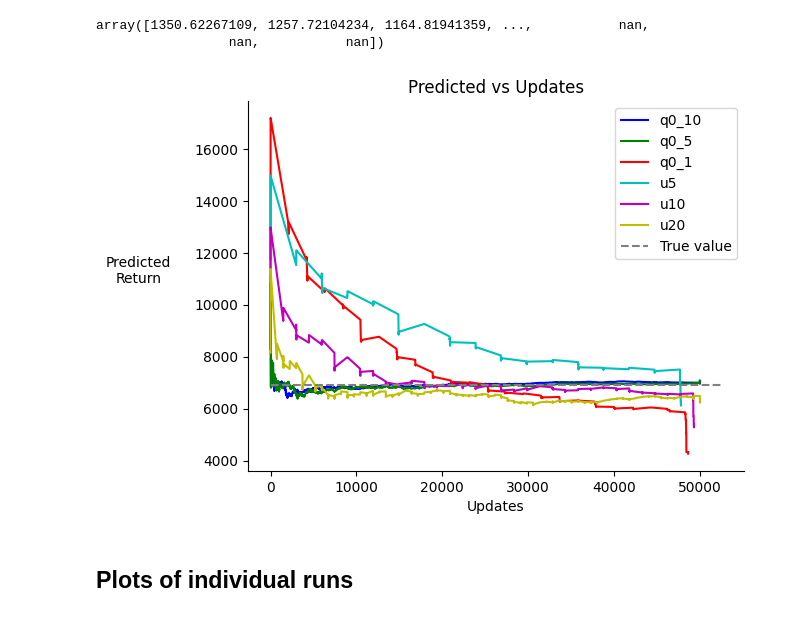
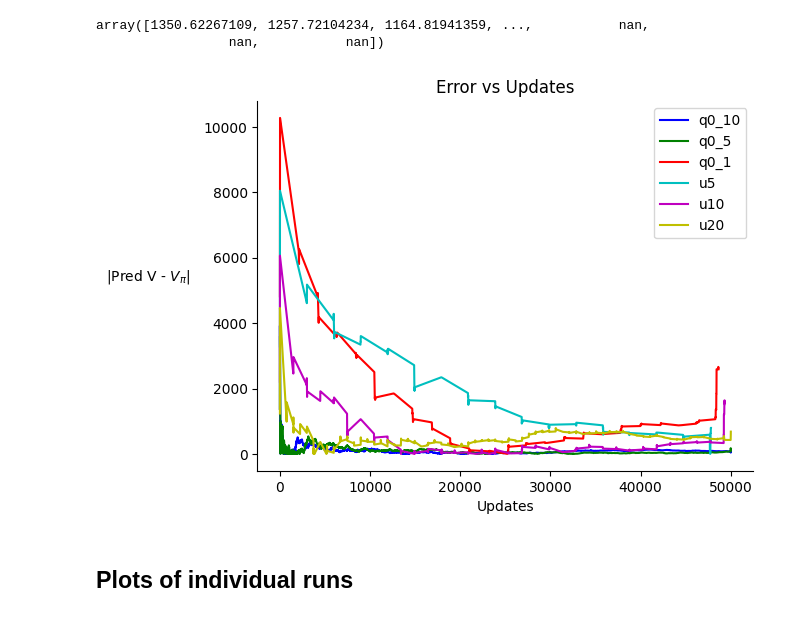
Before and after one commit to aa14k/adaptive_time, a Jupyter notebook: code/adaptive_time/notebooks/plot_eval_results.ipynb, the cells around one changed output. Drawn from its saved outputs; the diff is of its cells as text; code cells hidden in the pictures.

```diff
--- a/code/adaptive_time/notebooks/plot_eval_results.ipynb
+++ b/code/adaptive_time/notebooks/plot_eval_results.ipynb
@@ -377,37 +378,38 @@ name: u20
 array([1350.62267109, 1257.72104234, 1164.81941359, ...,           nan,
                  nan,           nan])
 # %%
-with_errs = True
+with_errs = False
 
 colors = ['b', 'g', 'r', 'c', 'm', 'y', 'k']
 
 data_to_plot = []
 for i, (name, pred_mean) in enumerate(all_pred_means.items()):
     # kwargs = {"color": colors[i], "marker": ".", "linestyle": "None", "markersize": 5, "alpha": 0.8}
     kwargs = {"color": colors[i], "marker": "", "linestyle": "-"}
     if with_errs:
-        data = (all_updates, pred_mean, all_pred_stderrs[name], name, kwargs)
+        data = (all_updates, np.abs(pred_mean-expected_return),
+                all_pred_stderrs[name], name, kwargs)
     else:
-        data = (all_updates, pred_mean, name, kwargs)
+        data = (all_updates, np.abs(pred_mean-expected_return), name, kwargs)
     data_to_plot.append(data)
 
 plot_fn = plot_stuff_with_errs if with_errs else plot_stuff
 ax = plot_fn(
-    data_to_plot, "Predicted vs Updates",
-    "Predicted\nReturn" ,False)
+    data_to_plot, "Error vs Updates",
+    "|Pred V - $V_\pi$|" ,False)
 
 min_x, max_x = ax.get_xlim()
-plt.hlines(
-    expected_return, 0, max_x,
-    colors='grey', linestyles='dashed',
-    label='True value')
+# plt.hlines(
+#     expected_return, 0, max_x,
+#     colors='grey', linestyles='dashed',
+#     label='True value')
 ax.legend()
 # ax.set_xlim(-100, 2000)
 # ax.set_yscale('log')
 ax.set_xlabel('Updates')
 plt.show()
 # %% [output]
-[figure, old version]
+[figure, new version]
 # %%
 # results = results[0]
 
```
Also changed, not shown: parts of 1 cell of this notebook.
